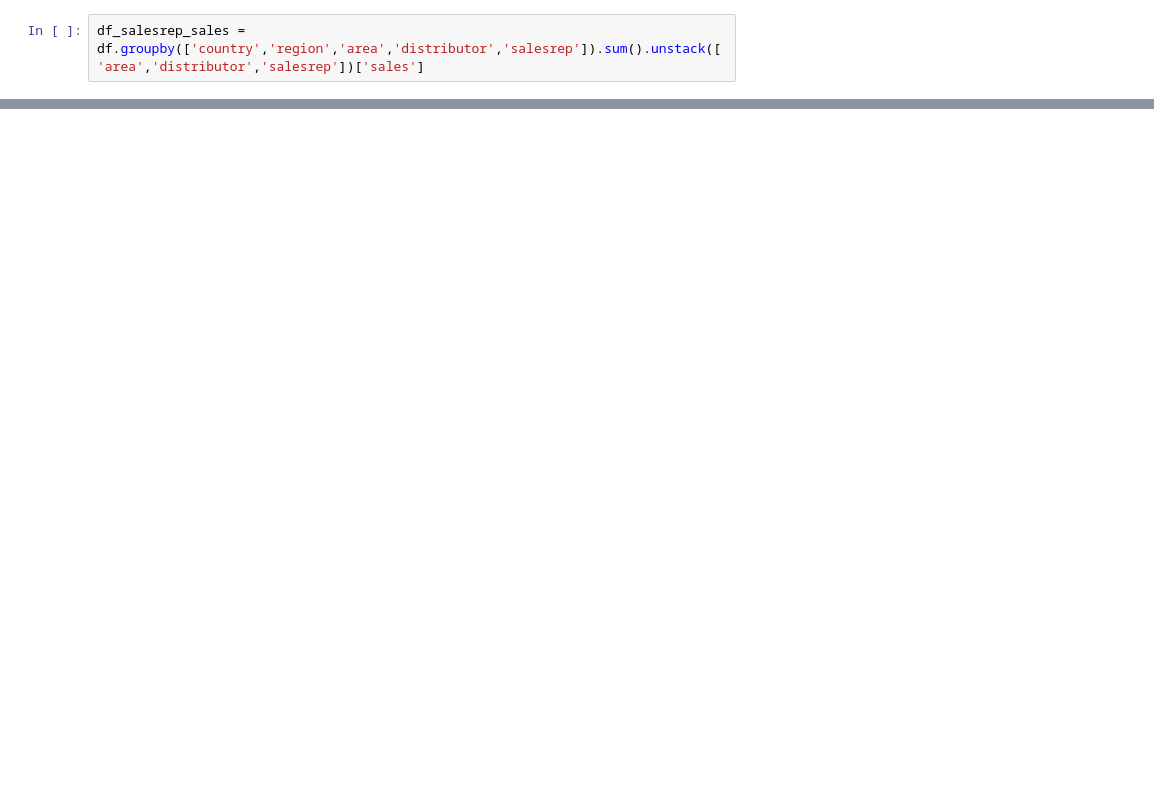
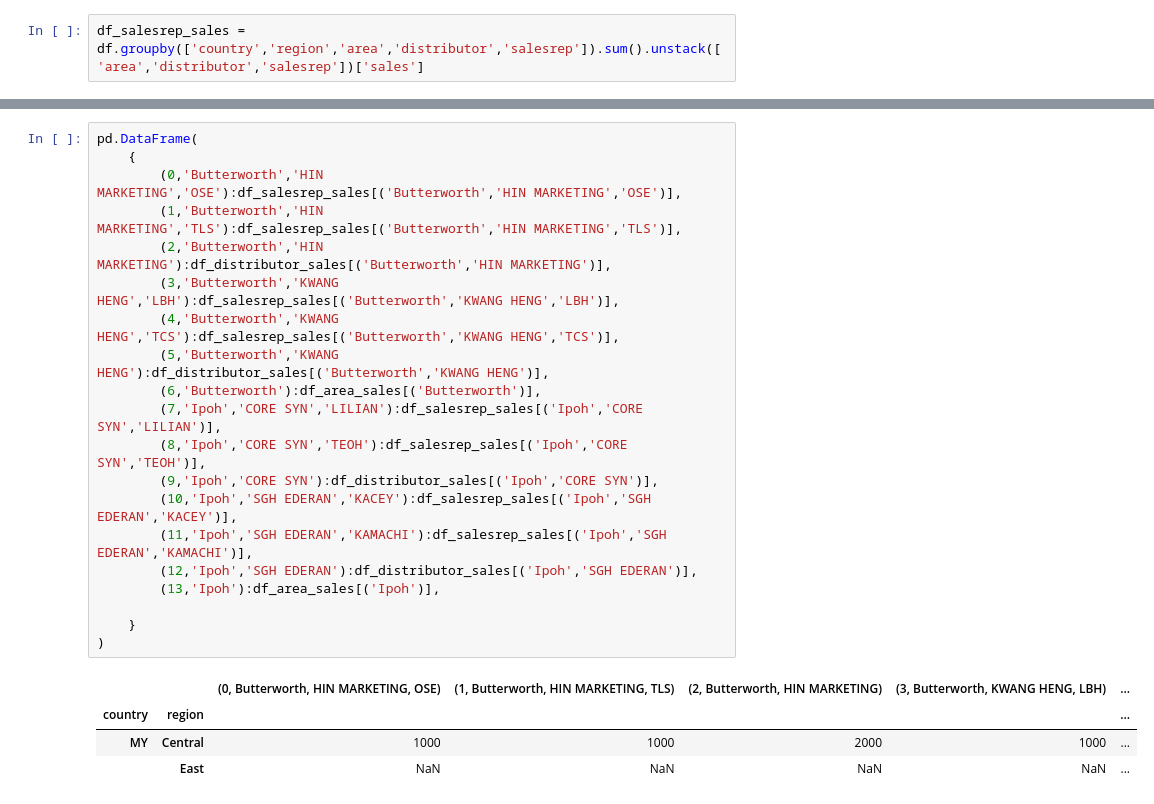
Before and after one commit to ogiaquino/tryp, a Jupyter notebook: crosstab.ipynb, the cells around one changed output, grey strips where cells are left out. Drawn from its saved outputs; the diff is of its cells as text; blank space fills up the shorter version.

```diff
--- a/crosstab.ipynb
+++ b/crosstab.ipynb
@@ -149,0 +130,25 @@ pd.DataFrame({('Butterworth','HIN MARKETING','OSE'):df_salesrep_sales['Butterwor
+# %%
+pd.DataFrame(
+    {
+        (0,'Butterworth','HIN MARKETING','OSE'):df_salesrep_sales[('Butterworth','HIN MARKETING','OSE')],
+        (1,'Butterworth','HIN MARKETING','TLS'):df_salesrep_sales[('Butterworth','HIN MARKETING','TLS')],
+        (2,'Butterworth','HIN MARKETING'):df_distributor_sales[('Butterworth','HIN MARKETING')],
+        (3,'Butterworth','KWANG HENG','LBH'):df_salesrep_sales[('Butterworth','KWANG HENG','LBH')],
+        (4,'Butterworth','KWANG HENG','TCS'):df_salesrep_sales[('Butterworth','KWANG HENG','TCS')],
+        (5,'Butterworth','KWANG HENG'):df_distributor_sales[('Butterworth','KWANG HENG')],
+        (6,'Butterworth'):df_area_sales[('Butterworth')],
+        (7,'Ipoh','CORE SYN','LILIAN'):df_salesrep_sales[('Ipoh','CORE SYN','LILIAN')],
+        (8,'Ipoh','CORE SYN','TEOH'):df_salesrep_sales[('Ipoh','CORE SYN','TEOH')],
+        (9,'Ipoh','CORE SYN'):df_distributor_sales[('Ipoh','CORE SYN')],
+        (10,'Ipoh','SGH EDERAN','KACEY'):df_salesrep_sales[('Ipoh','SGH EDERAN','KACEY')],
+        (11,'Ipoh','SGH EDERAN','KAMACHI'):df_salesrep_sales[('Ipoh','SGH EDERAN','KAMACHI')],
+        (12,'Ipoh','SGH EDERAN'):df_distributor_sales[('Ipoh','SGH EDERAN')],
+        (13,'Ipoh'):df_area_sales[('Ipoh')],
+
+    }
+)
+# %% [output]
+|  |  | (0, Butterworth, HIN MARKETING, OSE) | (1, Butterworth, HIN MARKETING, TLS) | (2, Butterworth, HIN MARKETING) | (3, Butterworth, KWANG HENG, LBH) | ... |
+| country | region |  |  |  |  | ... |
+| MY | Central | 1000 | 1000 | 2000 | 1000 | ... |
+|  | East | NaN | NaN | NaN | NaN | ... |
```
Also changed, not shown: parts of 15 cells of this notebook.
